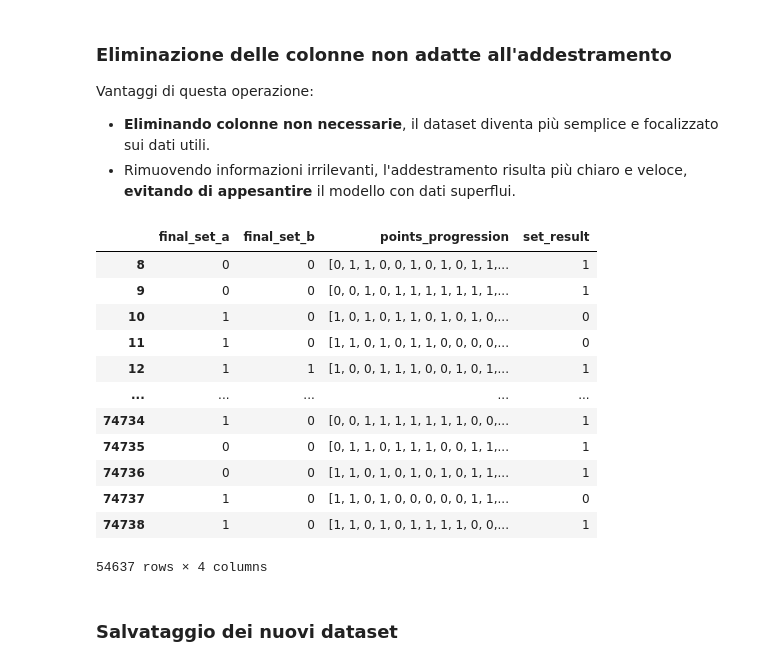
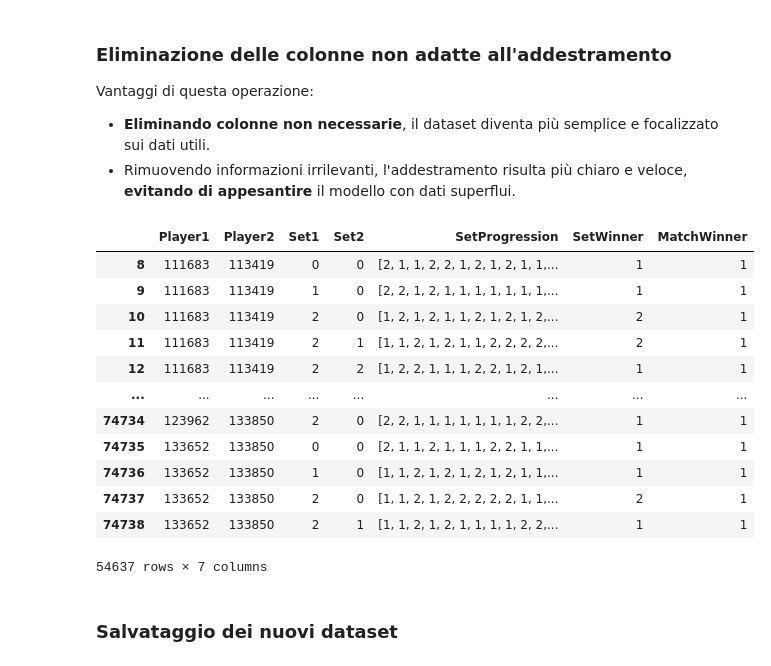
Before and after one commit to oraziotorre/MomentumShiftAI, a Jupyter notebook: TableTennisDataGenerator.ipynb, the cells around one changed output. Cells and saved outputs as stored; diff of their text form; code cells hidden in the pictures.

```diff
--- a/TableTennisDataGenerator.ipynb
+++ b/TableTennisDataGenerator.ipynb
@@ -661,11 +679,11 @@ def transform_points_progression(points):
     for i in range(len(points)):
         points[i] = int(points[i])
 
-        # Per il primo punteggio, aggiungiamo 1 se il punteggio è maggiore di 0, altrimenti 0
+        # Per il primo punteggio, aggiungiamo 1 se il punteggio è maggiore di 0, altrimenti 2
         if i == 0:
-            transformed.append(1 if points[i] > 0 else 0)
+            transformed.append(1 if points[i] > 0 else 2)
         else:
-            transformed.append(1 if points[i] > points[i - 1] else 0)
+            transformed.append(1 if points[i] > points[i - 1] else 2)
 
     return transformed
 
@@ -689,3 +709,36 @@ dataset
+# %%
+# Lista per contenere le righe modificate (invertite)
+modified_rows = []
+
+for index, row in dataset.iterrows():
+
+    # Inverti 1 e 2 nella lista GmProgression
+    original_progression = row['points_progression']
+    inverted_progression = [2 if x == 1 else 1 for x in original_progression]
+
+    # Crea una nuova riga con i dati invertiti
+    new_row = {
+        'points_progression': inverted_progression,
+        'Set1': row['Set2'],
+        'Set2': row['Set1'],
+        'player_id': row['opponent_id'],
+        'opponent_id': row['player_id'],
+        'SetWinner': 2 if row['SetWinner'] == 1 else 1,
+        'MatchWinner': 2 if row['MatchWinner'] == 1 else 1
+    }
+
+    modified_rows.append(new_row)
+
+# Converte le nuove righe in un DataFrame
+flipped_dataset = pd.DataFrame(modified_rows)
+
+# Appendi le righe invertite al dataset originale
+new_dataset = pd.concat([dataset, flipped_dataset], ignore_index=True)
+
+# Modifica il nome di una colonna
+dataset.rename(columns={'points_progression': 'SetProgression'}, inplace=True)
+dataset.rename(columns={'player_id': 'Player1'}, inplace=True)
+dataset.rename(columns={'opponent_id': 'Player2'}, inplace=True)
 # %% [markdown]
 
 ### **Operazione su *single_matches_dataset***
@@ -723,30 +776,30 @@ Vantaggi di questa operazione:
 # %%
 # Definiamo le colonne da eliminare
 columns_to_drop = ['event_id', 'match_id', 'stage_id', 'match_duration','match_stage',
-                   'players_gender','match_start_time','opponent_id', 'opponent_2_id',
+                   'players_gender','match_start_time','opponent_2_id',
                   'player_sets_won', 'opponent_sets_won', 'match_scores',
-                  'opponent_points','match_format', 'player_id', 'player_2_id',
+                  'opponent_points','match_format', 'player_2_id',
                    'sets_required_to_win', 'current_match_state']
 
 # Rimuovo le colonne che non mi interessano
 dataset = dataset.drop(columns=columns_to_drop, axis=1)
 dataset_singles = dataset_singles.drop(columns=columns_to_drop, axis=1)
 
 dataset_singles
 # %% [output]
-|  | final_set_a | final_set_b | points_progression | set_result |
-| 8 | 0 | 0 | [0, 1, 1, 0, 0, 1, 0, 1, 0, 1, 1,... | 1 |
-| 9 | 0 | 0 | [0, 0, 1, 0, 1, 1, 1, 1, 1, 1, 1,... | 1 |
-| 10 | 1 | 0 | [1, 0, 1, 0, 1, 1, 0, 1, 0, 1, 0,... | 0 |
-| 11 | 1 | 0 | [1, 1, 0, 1, 0, 1, 1, 0, 0, 0, 0,... | 0 |
-| 12 | 1 | 1 | [1, 0, 0, 1, 1, 1, 0, 0, 1, 0, 1,... | 1 |
-| ... | ... | ... | ... | ... |
-| 74734 | 1 | 0 | [0, 0, 1, 1, 1, 1, 1, 1, 1, 0, 0,... | 1 |
-| 74735 | 0 | 0 | [0, 1, 1, 0, 1, 1, 1, 0, 0, 1, 1,... | 1 |
-| 74736 | 0 | 0 | [1, 1, 0, 1, 0, 1, 0, 1, 0, 1, 1,... | 1 |
-| 74737 | 1 | 0 | [1, 1, 0, 1, 0, 0, 0, 0, 0, 1, 1,... | 0 |
-| 74738 | 1 | 0 | [1, 1, 0, 1, 0, 1, 1, 1, 1, 0, 0,... | 1 |
+|  | Player1 | Player2 | Set1 | Set2 | SetProgression | SetWinner | MatchWinner |
+| 8 | 111683 | 113419 | 0 | 0 | [2, 1, 1, 2, 2, 1, 2, 1, 2, 1, 1,... | 1 | 1 |
+| 9 | 111683 | 113419 | 1 | 0 | [2, 2, 1, 2, 1, 1, 1, 1, 1, 1, 1,... | 1 | 1 |
+| 10 | 111683 | 113419 | 2 | 0 | [1, 2, 1, 2, 1, 1, 2, 1, 2, 1, 2,... | 2 | 1 |
+| 11 | 111683 | 113419 | 2 | 1 | [1, 1, 2, 1, 2, 1, 1, 2, 2, 2, 2,... | 2 | 1 |
+| 12 | 111683 | 113419 | 2 | 2 | [1, 2, 2, 1, 1, 1, 2, 2, 1, 2, 1,... | 1 | 1 |
+| ... | ... | ... | ... | ... | ... | ... | ... |
+| 74734 | 123962 | 133850 | 2 | 0 | [2, 2, 1, 1, 1, 1, 1, 1, 1, 2, 2,... | 1 | 1 |
+| 74735 | 133652 | 133850 | 0 | 0 | [2, 1, 1, 2, 1, 1, 1, 2, 2, 1, 1,... | 1 | 1 |
+| 74736 | 133652 | 133850 | 1 | 0 | [1, 1, 2, 1, 2, 1, 2, 1, 2, 1, 1,... | 1 | 1 |
+| 74737 | 133652 | 133850 | 2 | 0 | [1, 1, 2, 1, 2, 2, 2, 2, 2, 1, 1,... | 2 | 1 |
+| 74738 | 133652 | 133850 | 2 | 1 | [1, 1, 2, 1, 2, 1, 1, 1, 1, 2, 2,... | 1 | 1 |
-54637 rows × 4 columns
+54637 rows × 7 columns
 # %% [markdown]
 ### **Salvataggio dei nuovi dataset**
 # %%
```
Also changed, not shown: parts of 19 cells of this notebook.
